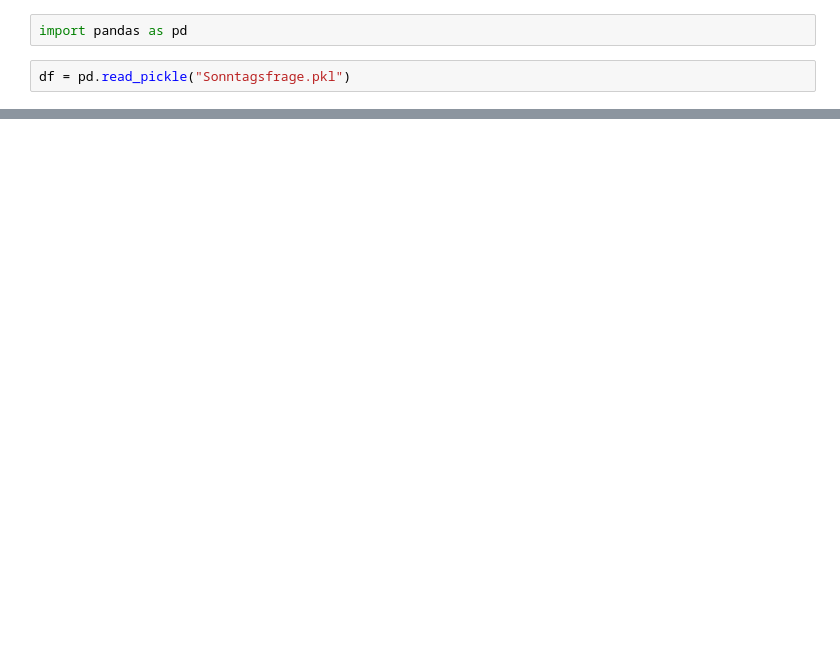
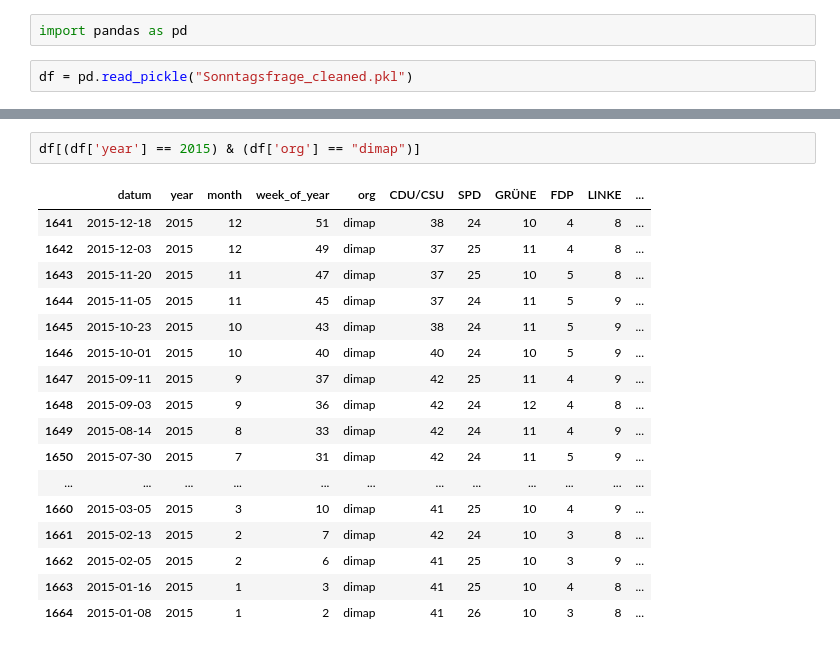
Before and after one commit to mgerhards/sonntagsfrage-scraper, a Jupyter notebook: analysis.ipynb, the cells around one changed output, grey strips where cells are left out. Saved outputs shown, nothing was run; the diff lists cells and outputs as text; blank space fills up the shorter version.

```diff
--- a/analysis.ipynb
+++ b/analysis.ipynb
@@ -1,5 +1,5 @@
 # %%
 import pandas as pd
 # %%
-df = pd.read_pickle("Sonntagsfrage.pkl")
+df = pd.read_pickle("Sonntagsfrage_cleaned.pkl")
 # %%
@@ -63,0 +38,20 @@ df_cleaned[ccols].to_csv("Sonntagsfrage_cleaned.csv")
+# %%
+df[(df['year'] == 2015) & (df['org'] == "dimap")]
+# %% [output]
+|  | datum | year | month | week_of_year | org | CDU/CSU | SPD | GRÜNE | FDP | LINKE | ... |
+| 1641 | 2015-12-18 | 2015 | 12 | 51 | dimap | 38 | 24 | 10 | 4 | 8 | ... |
+| 1642 | 2015-12-03 | 2015 | 12 | 49 | dimap | 37 | 25 | 11 | 4 | 8 | ... |
+| 1643 | 2015-11-20 | 2015 | 11 | 47 | dimap | 37 | 25 | 10 | 5 | 8 | ... |
+| 1644 | 2015-11-05 | 2015 | 11 | 45 | dimap | 37 | 24 | 11 | 5 | 9 | ... |
+| 1645 | 2015-10-23 | 2015 | 10 | 43 | dimap | 38 | 24 | 11 | 5 | 9 | ... |
+| 1646 | 2015-10-01 | 2015 | 10 | 40 | dimap | 40 | 24 | 10 | 5 | 9 | ... |
+| 1647 | 2015-09-11 | 2015 | 9 | 37 | dimap | 42 | 25 | 11 | 4 | 9 | ... |
+| 1648 | 2015-09-03 | 2015 | 9 | 36 | dimap | 42 | 24 | 12 | 4 | 8 | ... |
+| 1649 | 2015-08-14 | 2015 | 8 | 33 | dimap | 42 | 24 | 11 | 4 | 9 | ... |
+| 1650 | 2015-07-30 | 2015 | 7 | 31 | dimap | 42 | 24 | 11 | 5 | 9 | ... |
+| ... | ... | ... | ... | ... | ... | ... | ... | ... | ... | ... | ... |
+| 1660 | 2015-03-05 | 2015 | 3 | 10 | dimap | 41 | 25 | 10 | 4 | 9 | ... |
+| 1661 | 2015-02-13 | 2015 | 2 | 7 | dimap | 42 | 24 | 10 | 3 | 8 | ... |
+| 1662 | 2015-02-05 | 2015 | 2 | 6 | dimap | 41 | 25 | 10 | 3 | 9 | ... |
+| 1663 | 2015-01-16 | 2015 | 1 | 3 | dimap | 41 | 25 | 10 | 4 | 8 | ... |
+| 1664 | 2015-01-08 | 2015 | 1 | 2 | dimap | 41 | 26 | 10 | 3 | 8 | ... |
```
Also changed, not shown: parts of 11 cells of this notebook, 1 other file.
